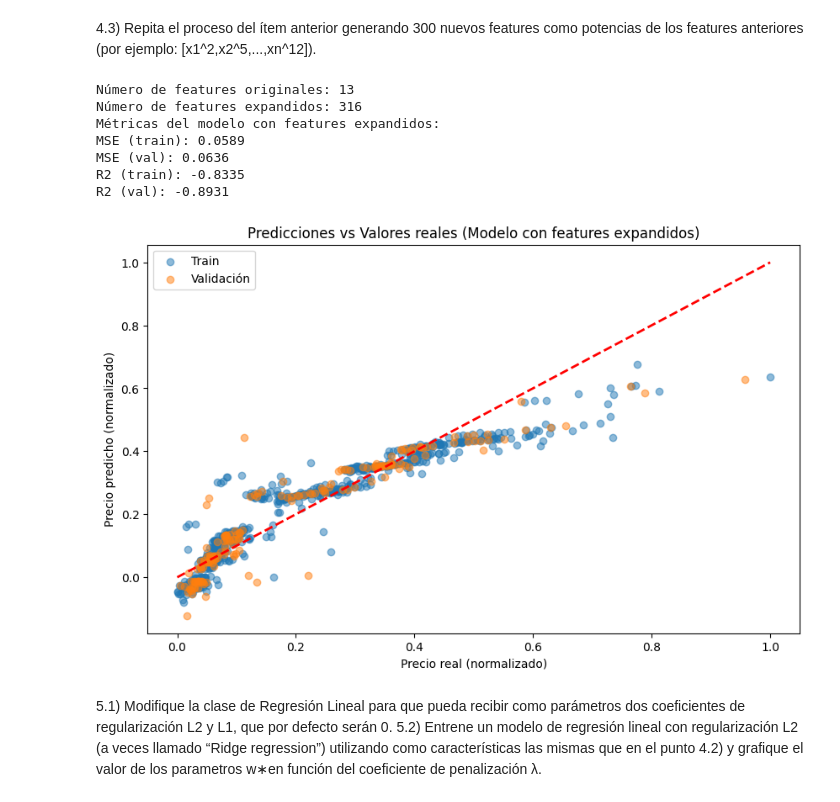
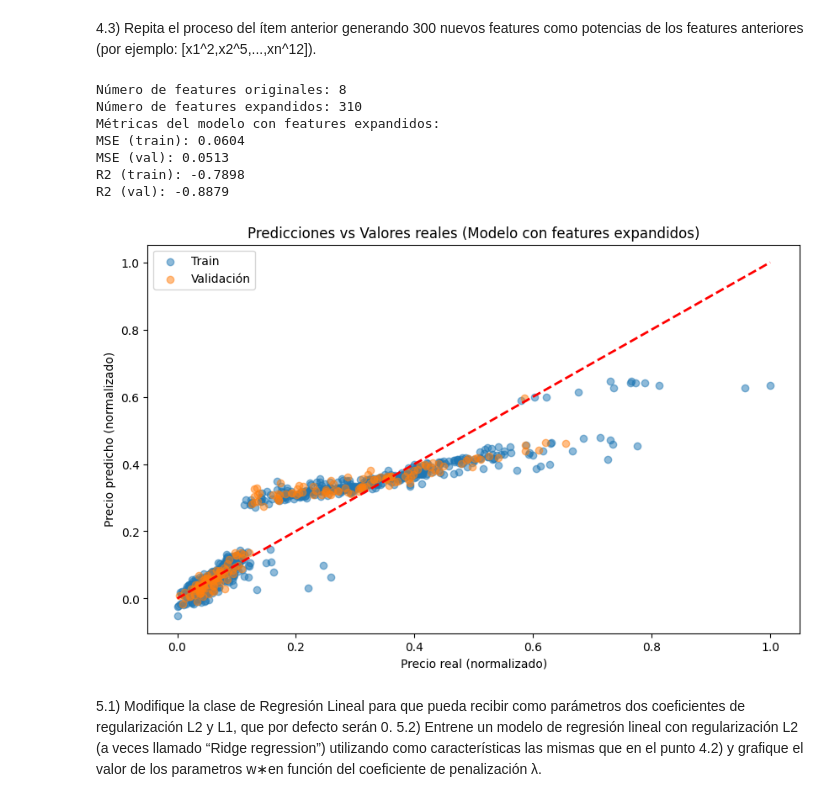
Before and after one commit to mattemusacchio/ML, a Jupyter notebook: tp1/notebooks/Entrega_TP1.ipynb, the cells around one changed output. Saved outputs shown, nothing was run; the diff lists cells and outputs as text; code cells hidden in the pictures.

```diff
--- a/tp1/notebooks/Entrega_TP1.ipynb
+++ b/tp1/notebooks/Entrega_TP1.ipynb
@@ -170,13 +176,13 @@ Conclusiones del análisis exploratorio:
 # df = handle_missing_values(df)
 
 # Dividir en conjuntos de entrenamiento y validación (80-20)
-train_df, val_df = train_val_split(df, test_size=0.2, random_state=123)
+train_df, val_df = train_val_split(df, test_size=0.2, random_state=RANDOM_STATE)
 
 print("Tamaño del conjunto de entrenamiento:", len(train_df))
 print("Tamaño del conjunto de validación:", len(val_df))
 
 # Columnas numéricas a normalizar
-numeric_columns = ['area', 'age', 'price', 'rooms', 'lat', 'lon', 'is_house', 'has_pool']
+numeric_columns = train_df.select_dtypes(include=['float64', 'int64']).columns.tolist()
 
 # Normalizar conjunto de entrenamiento y obtener parámetros
 train_df_normalized, normalization_params = min_max_normalize(train_df.copy(), numeric_columns)
@@ -743,0 +688,33 @@ See the caveats in the documentation: https://pandas.pydata.org/pandas-docs/stab
+# %%
+# Separar en conjuntos de entrenamiento y validación
+train_df, val_df = train_val_split(df, test_size=0.2, random_state=RANDOM_STATE)
+
+print(f"Tamaño del conjunto de entrenamiento: {len(train_df)}")
+print(f"Tamaño del conjunto de validación: {len(val_df)}")
+
+columnas_numericas = df.select_dtypes(include=[np.number]).columns.tolist()
+
+# Normalizar los conjuntos de entrenamiento y validación usando Min-Max
+train_df_norm, params_norm = min_max_normalize(train_df, columnas_numericas)
+val_df_norm = val_df.copy()
+
+# Aplicar los mismos parámetros de normalización al conjunto de validación
+for col in columnas_numericas:
+    min_val, max_val = params_norm[col]
+    val_df_norm[col] = (val_df_norm[col] - min_val) / (max_val - min_val)
+
+# Mostrar los datos normalizados usando pretty_print_df
+print("Datos normalizados:")
+pretty_print_df(train_df_norm, num_rows=5, title="Conjunto de entrenamiento")
+pretty_print_df(val_df_norm, num_rows=5, title="Conjunto de validación")
+
+# Mostrar estadísticas descriptivas de las columnas numéricas
+pretty_print_df(train_df_norm[columnas_numericas].describe(), title="Estadísticas del conjunto de entrenamiento")
+pretty_print_df(val_df_norm[columnas_numericas].describe(), title="Estadísticas del conjunto de validación")
+
+# Guardar los conjuntos de datos procesados
+train_df_norm.to_csv('../data/processed/casas_train_processed.csv', index=False)
+val_df_norm.to_csv('../data/processed/casas_val_processed.csv', index=False)
+
+# Mostrar las columnas después del procesamiento
+pretty_print_df(pd.DataFrame({'Columnas': df.columns.tolist()}), title="Columnas después de one-hot encoding")
@@ -746,9 +804,7 @@ See the caveats in the documentation: https://pandas.pydata.org/pandas-docs/stab
 en el punto 4.1).
 # %%
 # Seleccionar las características para el modelo
-features = ['area', 'is_house', 'has_pool', 'age', 'rooms', 'precio_por_m2',
-           'habitaciones_por_m2', 'tamano_Pequeña', 'tamano_Mediana', 'tamano_Grande',
-           'es_norte', 'area_por_habitacion', 'precio_por_habitacion']
+features = ['area', 'is_house', 'has_pool', 'age', 'lat', 'lon', 'rooms', 'distance_from_center']
 
 # Preparar X e y para entrenamiento
 X_train = train_df_norm[features].values
@@ -839,7 +895,7 @@ for i in range(300):
         feature = np.random.choice(features)
 
         # Elegir una potencia aleatoria entre 2 y 80
-        potencia = np.random.randint(2, 30)
+        potencia = np.random.randint(2, 80)
 
         # Crear nombre para la nueva columna
         nuevo_nombre = f"{feature}_pow_{potencia}"
@@ -883,40 +939,40 @@ modelo_expandido = LinearRegression(X_train_expanded, y_train)
 modelo_expandido.fit_gradient_descent()
 
 # Realizar predicciones
 y_pred_train_exp = modelo_expandido.predict(X_train_expanded)
 y_pred_val_exp = modelo_expandido.predict(X_val_expanded)
 
 # Calcular métricas
 mse_train_exp = np.mean((y_train - y_pred_train_exp) ** 2)
 mse_val_exp = np.mean((y_val - y_pred_val_exp) ** 2)
 r2_train_exp = 1 - mse_train_exp / np.var(y_train)
 r2_val_exp = 1 - mse_val_exp / np.var(y_val)
 
 print("Métricas del modelo con features expandidos:")
 print(f"MSE (train): {mse_train_exp:.4f}")
 print(f"MSE (val): {mse_val_exp:.4f}")
 print(f"R2 (train): {r2_train_exp:.4f}")
 print(f"R2 (val): {r2_val_exp:.4f}")
 
 # Visualizar predicciones vs valores reales
 plt.figure(figsize=(10, 6))
 plt.scatter(y_train, y_pred_train_exp, alpha=0.5, label='Train')
 plt.scatter(y_val, y_pred_val_exp, alpha=0.5, label='Validación')
 plt.plot([y_train.min(), y_train.max()], [y_train.min(), y_train.max()], 'r--', lw=2)
 plt.xlabel('Precio real (normalizado)')
 plt.ylabel('Precio predicho (normalizado)')
 plt.title('Predicciones vs Valores reales (Modelo con features expandidos)')
 plt.legend()
 plt.show()
 # %% [output]
-Número de features originales: 13
-Número de features expandidos: 316
+Número de features originales: 8
+Número de features expandidos: 310
 Métricas del modelo con features expandidos:
-MSE (train): 0.0589
-MSE (val): 0.0636
-R2 (train): -0.8335
-R2 (val): -0.8931
+MSE (train): 0.0604
+MSE (val): 0.0513
+R2 (train): -0.7898
+R2 (val): -0.8879
-[figure, old version]
+[figure, new version]
 # %% [markdown]
 5.1) Modifique la clase de Regresión Lineal para que pueda recibir como parámetros dos
 coeficientes de regularización L2 y L1, que por defecto serán 0.
```
Also changed, not shown: parts of 25 cells of this notebook, 6 other files.
